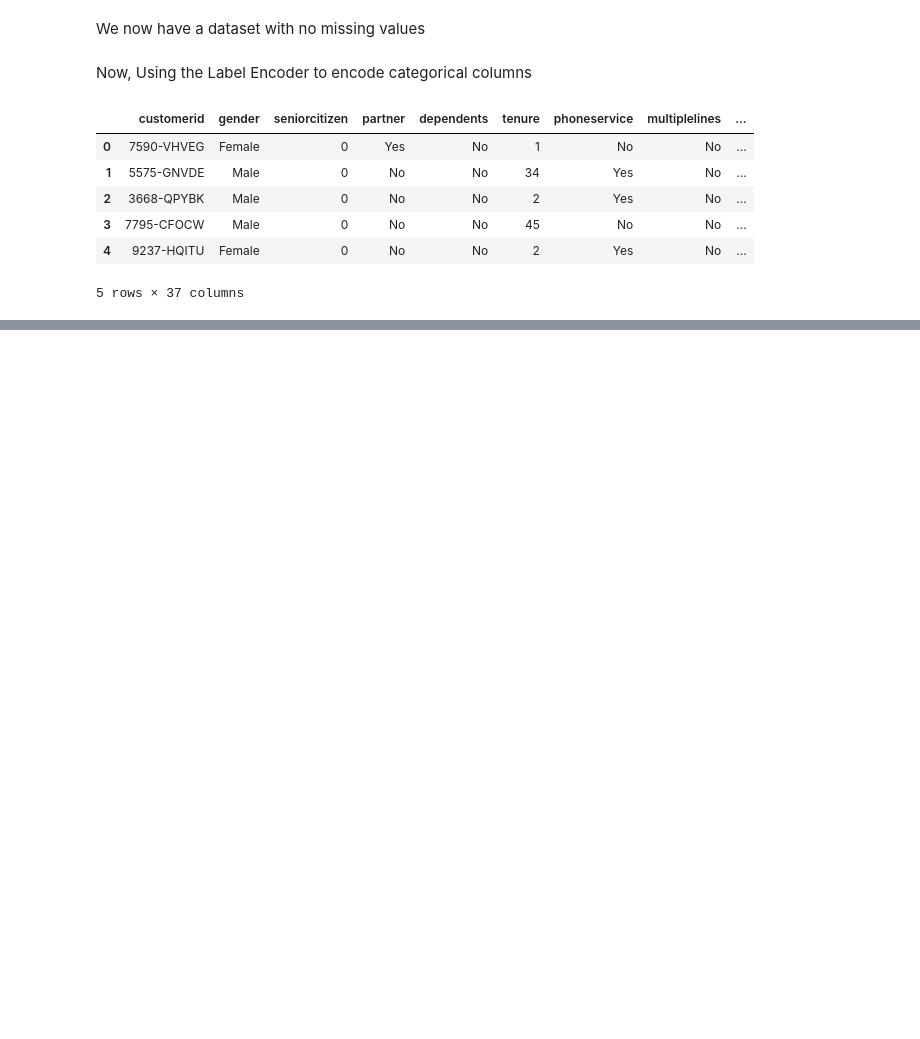
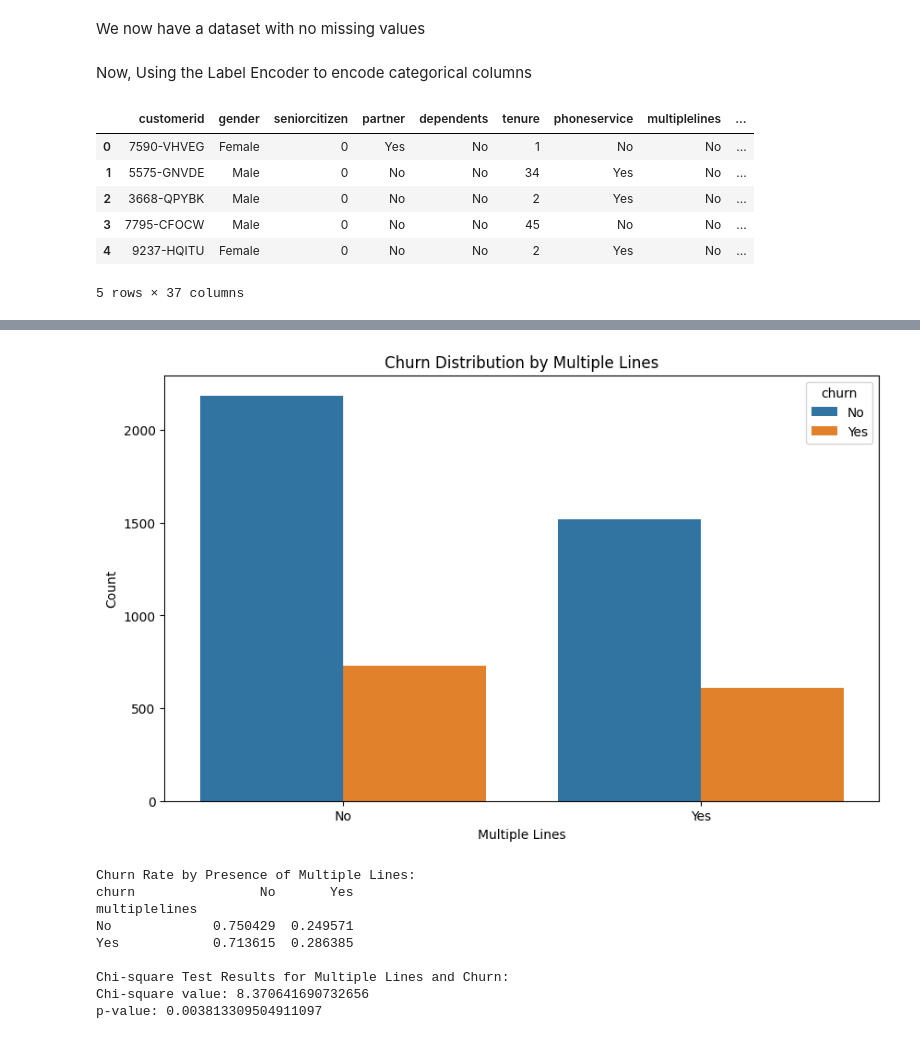
Before and after one commit to heldana30/Customer_Churn_Prediction, a Jupyter notebook: customer_churn_prediction.ipynb, the cells around one changed output, grey strips where cells are left out. Cells and saved outputs as stored; diff of their text form; code cells hidden in the pictures; blank space fills up the shorter version.

```diff
--- a/customer_churn_prediction.ipynb
+++ b/customer_churn_prediction.ipynb
@@ -576,0 +702,30 @@ ValueError: scatter requires an x and y column
+# %%
+# Visualizing the relationship between multiple lines and churn
+plt.figure(figsize=(10, 6))
+sns.countplot(data=train_df, x='multiplelines', hue='churn')
+plt.title('Churn Distribution by Multiple Lines')
+plt.xlabel('Multiple Lines')
+plt.ylabel('Count')
+plt.show()
+
+# Calculating churn rate by presence of multiple lines
+churn_rate_multiple_lines = train_df.groupby('multiplelines')['churn'].value_counts(normalize=True).unstack()
+print("Churn Rate by Presence of Multiple Lines:")
+print(churn_rate_multiple_lines)
+
+# Chi-square test for association between multiple lines and churn
+chi2, p_val, _, _ = chi2_contingency(pd.crosstab(train_df['multiplelines'], train_df['churn']))
+print("\nChi-square Test Results for Multiple Lines and Churn:")
+print("Chi-square value:", chi2)
+print("p-value:", p_val)
+# %% [output]
+[figure, added]
+Churn Rate by Presence of Multiple Lines:
+churn                No       Yes
+multiplelines
+No             0.750429  0.249571
+Yes            0.713615  0.286385
+
+Chi-square Test Results for Multiple Lines and Churn:
+Chi-square value: 8.370641690732656
+p-value: 0.003813309504911097
```
Also changed, not shown: parts of 24 cells of this notebook.
